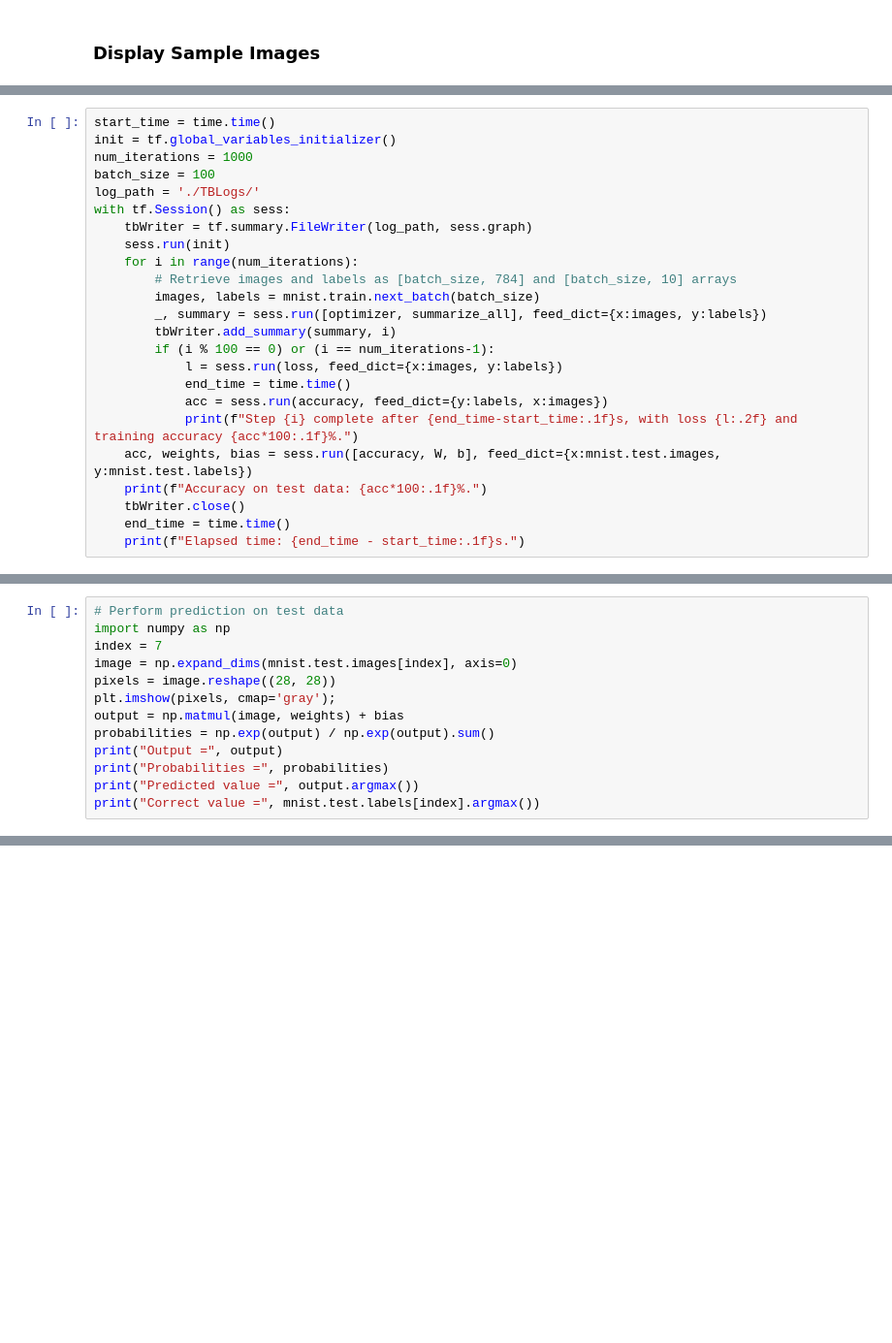
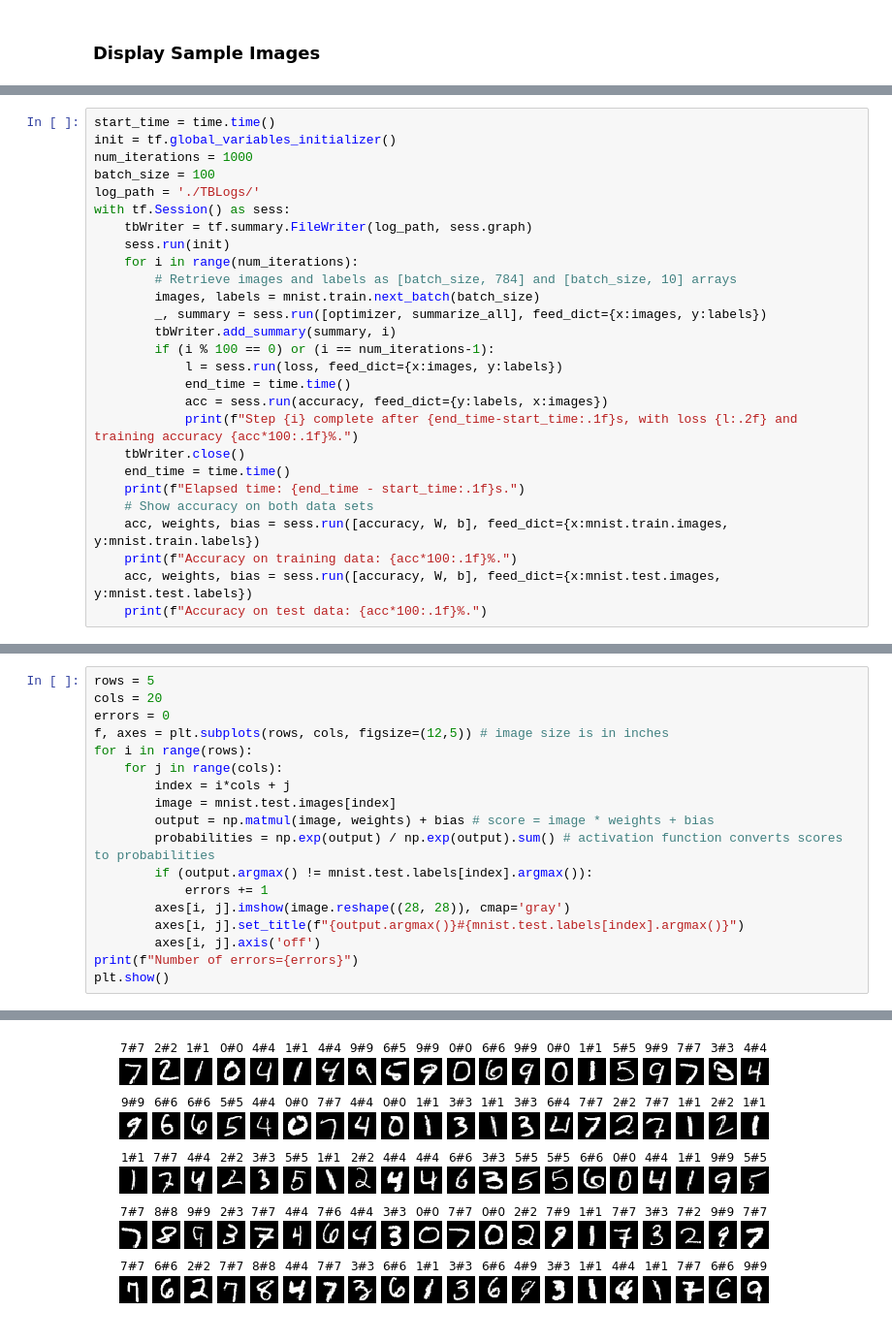
Before and after one commit to RegisC/JupyterNotebooks, a Jupyter notebook: MachineLearning/TensorFlow - MNIST.ipynb, the cells around one changed output, grey strips where cells are left out. Shown at 97% size. Cells and saved outputs as stored; diff of their text form; blank space fills up the shorter version.

```diff
--- a/MachineLearning/TensorFlow - MNIST.ipynb
+++ b/MachineLearning/TensorFlow - MNIST.ipynb
@@ -130,9 +105,12 @@ with tf.Session() as sess:
             end_time = time.time()
             acc = sess.run(accuracy, feed_dict={y:labels, x:images})
             print(f"Step {i} complete after {end_time-start_time:.1f}s, with loss {l:.2f} and training accuracy {acc*100:.1f}%.")
-    acc, weights, bias = sess.run([accuracy, W, b], feed_dict={x:mnist.test.images, y:mnist.test.labels})
-    print(f"Accuracy on test data: {acc*100:.1f}%.")
     tbWriter.close()
     end_time = time.time()
     print(f"Elapsed time: {end_time - start_time:.1f}s.")
+    # Show accuracy on both data sets
+    acc, weights, bias = sess.run([accuracy, W, b], feed_dict={x:mnist.train.images, y:mnist.train.labels})
+    print(f"Accuracy on training data: {acc*100:.1f}%.")
+    acc, weights, bias = sess.run([accuracy, W, b], feed_dict={x:mnist.test.images, y:mnist.test.labels})
+    print(f"Accuracy on test data: {acc*100:.1f}%.")
 # %% [output]
@@ -154,13 +130,0 @@ Elapsed time: 2.1s.
-# %%
-# Perform prediction on test data
-import numpy as np
-index = 7
-image = np.expand_dims(mnist.test.images[index], axis=0)
-pixels = image.reshape((28, 28))
-plt.imshow(pixels, cmap='gray');
-output = np.matmul(image, weights) + bias
-probabilities = np.exp(output) / np.exp(output).sum()
-print("Output =", output)
-print("Probabilities =", probabilities)
-print("Predicted value =", output.argmax())
-print("Correct value =", mnist.test.labels[index].argmax())
@@ -174,0 +133,19 @@ Correct value = 9
+# %%
+rows = 5
+cols = 20
+errors = 0
+f, axes = plt.subplots(rows, cols, figsize=(12,5)) # image size is in inches
+for i in range(rows):
+    for j in range(cols):
+        index = i*cols + j
+        image = mnist.test.images[index]
+        output = np.matmul(image, weights) + bias # score = image * weights + bias
+        probabilities = np.exp(output) / np.exp(output).sum() # activation function converts scores to probabilities
+        if (output.argmax() != mnist.test.labels[index].argmax()):
+            errors += 1
+        axes[i, j].imshow(image.reshape((28, 28)), cmap='gray')
+        axes[i, j].set_title(f"{output.argmax()}#{mnist.test.labels[index].argmax()}")
+        axes[i, j].axis('off')
+print(f"Number of errors={errors}")
+plt.show()
+# %% [output]
@@ -174,0 +153 @@ Correct value = 9
+[figure, added]
```
Also changed, not shown: parts of 14 cells of this notebook.
